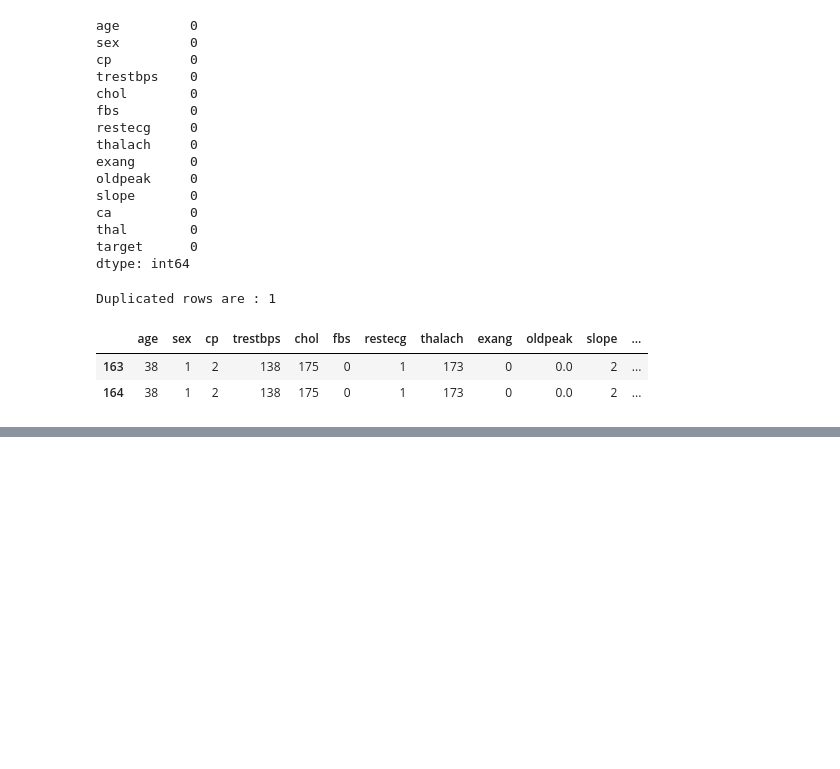
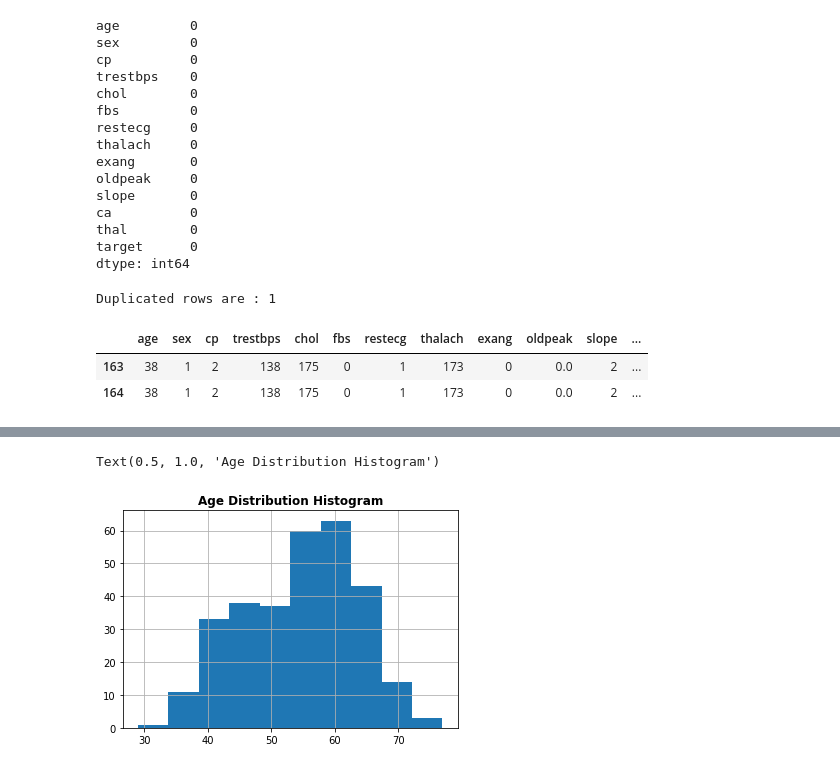
Before and after one commit to VentureMikey/ALK2021BD, a Jupyter notebook: 28818_Biostatistics_Data_analytics_JUNE_2021.ipynb, the cells around one changed output, grey strips where cells are left out. Cells and saved outputs as stored; diff of their text form; code cells hidden in the pictures; blank space fills up the shorter version.

```diff
--- a/28818_Biostatistics_Data_analytics_JUNE_2021.ipynb
+++ b/28818_Biostatistics_Data_analytics_JUNE_2021.ipynb
@@ -186,0 +270,6 @@ HEART.describe()
+# %%
+HEART['age'].hist().plot(kind='bar')
+plt.title('Age Distribution Histogram', weight = 'bold')
+# %% [output]
+Text(0.5, 1.0, 'Age Distribution Histogram')
+[figure, added]
```
Also changed, not shown: parts of 6 cells of this notebook.
